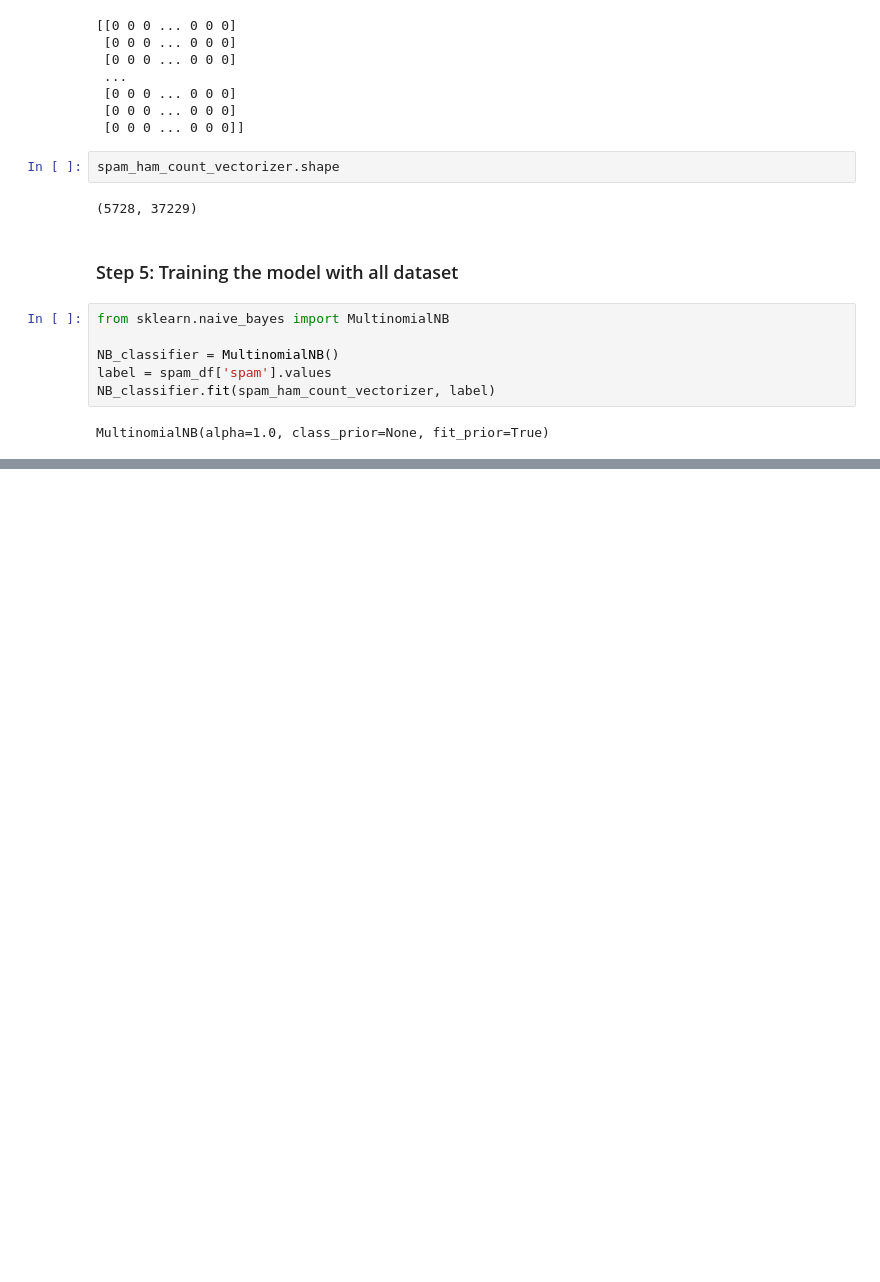
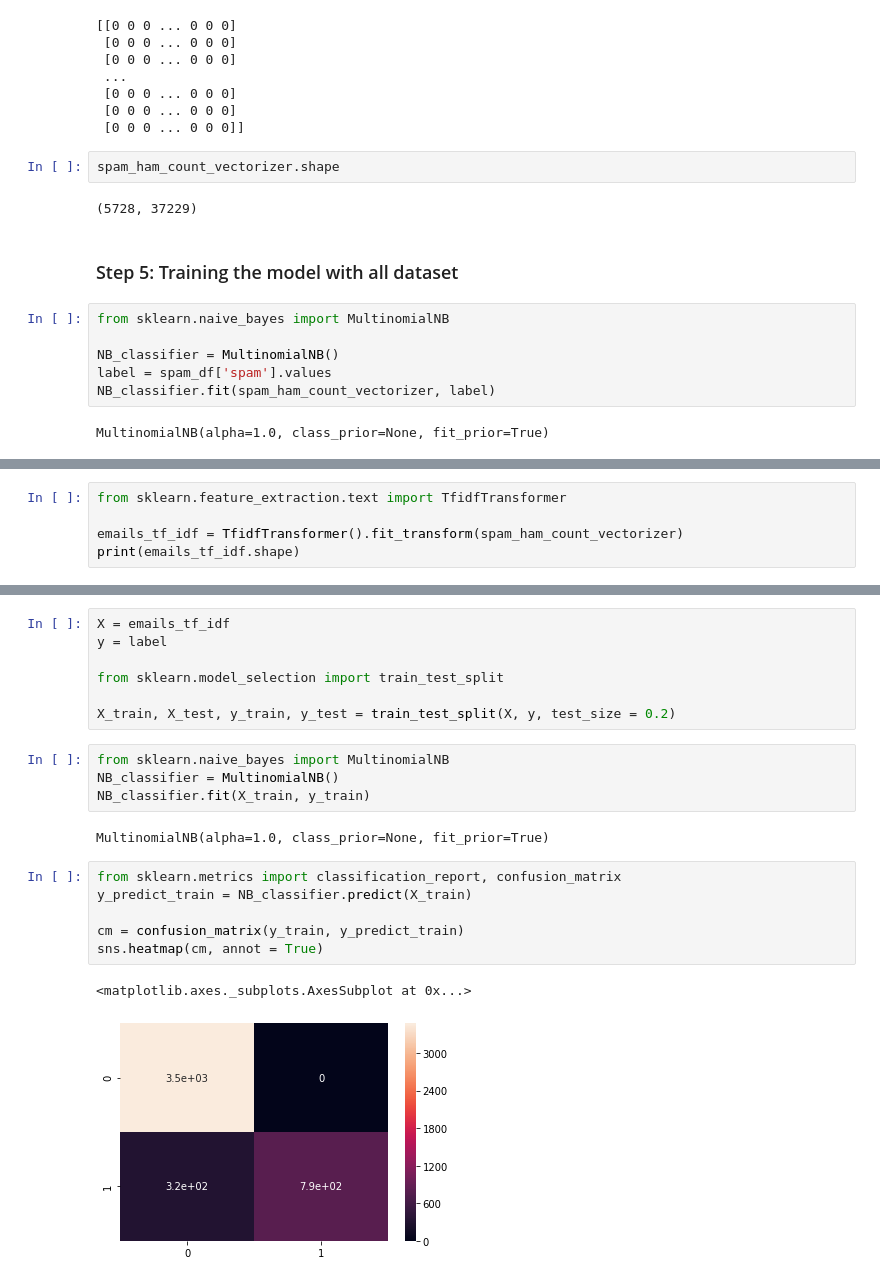
Before and after one commit to ekalachev/deep-and-machine-learning, a Jupyter notebook: natural-language-processing/e-mail-spam-filter.ipynb, the cells around one changed output, grey strips where cells are left out. Drawn from its saved outputs; the diff is of its cells as text; blank space fills up the shorter version.

```diff
--- a/natural-language-processing/e-mail-spam-filter.ipynb
+++ b/natural-language-processing/e-mail-spam-filter.ipynb
@@ -268,0 +353,5 @@ MultinomialNB(alpha=1.0, class_prior=None, fit_prior=True)
+# %%
+from sklearn.feature_extraction.text import TfidfTransformer
+
+emails_tf_idf = TfidfTransformer().fit_transform(spam_ham_count_vectorizer)
+print(emails_tf_idf.shape)
@@ -268,0 +381,22 @@ MultinomialNB(alpha=1.0, class_prior=None, fit_prior=True)
+# %%
+X = emails_tf_idf
+y = label
+
+from sklearn.model_selection import train_test_split
+
+X_train, X_test, y_train, y_test = train_test_split(X, y, test_size = 0.2)
+# %%
+from sklearn.naive_bayes import MultinomialNB
+NB_classifier = MultinomialNB()
+NB_classifier.fit(X_train, y_train)
+# %% [output]
+MultinomialNB(alpha=1.0, class_prior=None, fit_prior=True)
+# %%
+from sklearn.metrics import classification_report, confusion_matrix
+y_predict_train = NB_classifier.predict(X_train)
+
+cm = confusion_matrix(y_train, y_predict_train)
+sns.heatmap(cm, annot = True)
+# %% [output]
+<matplotlib.axes._subplots.AxesSubplot at 0x...>
+[figure, added]
```
Also changed, not shown: parts of 18 cells of this notebook, 1 other file.
